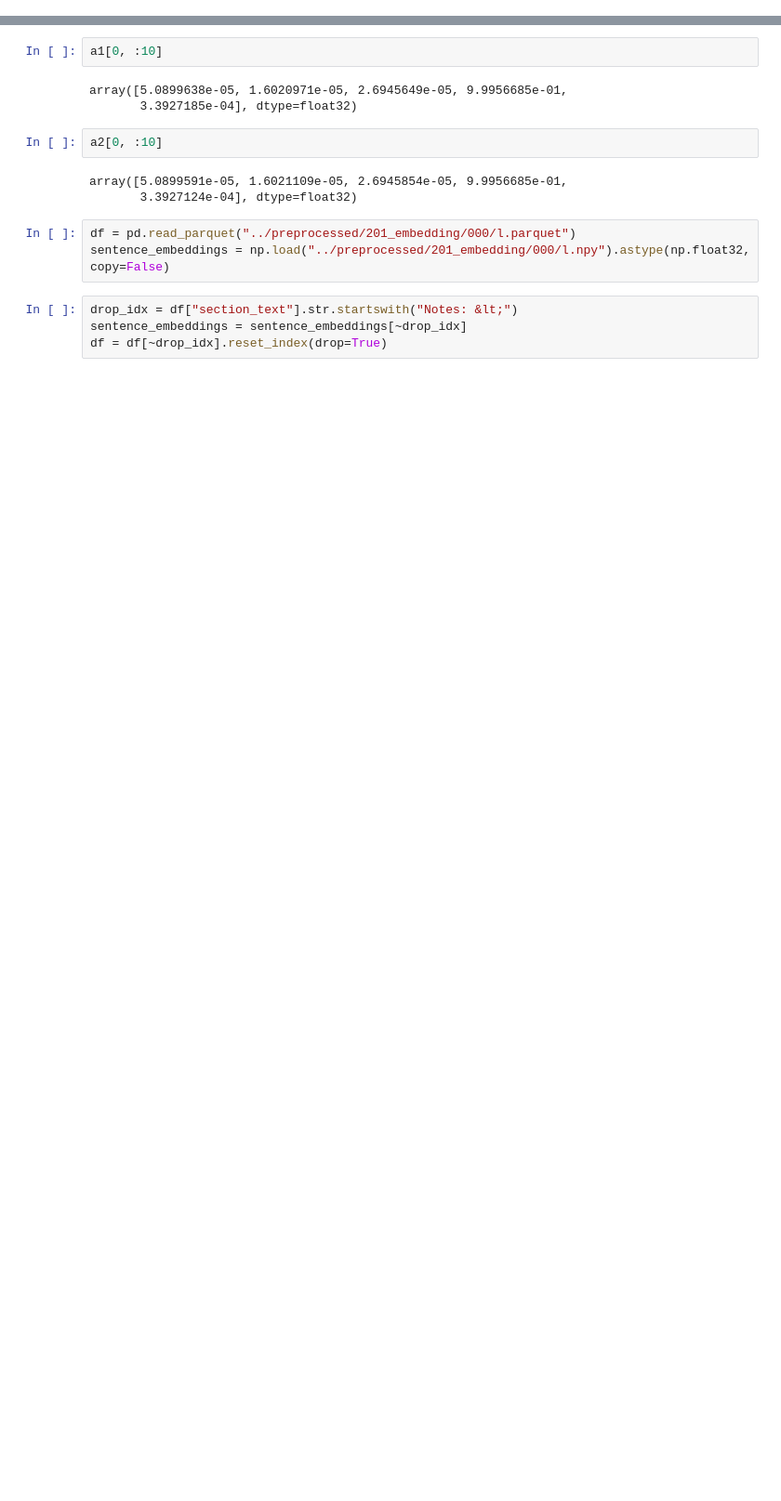
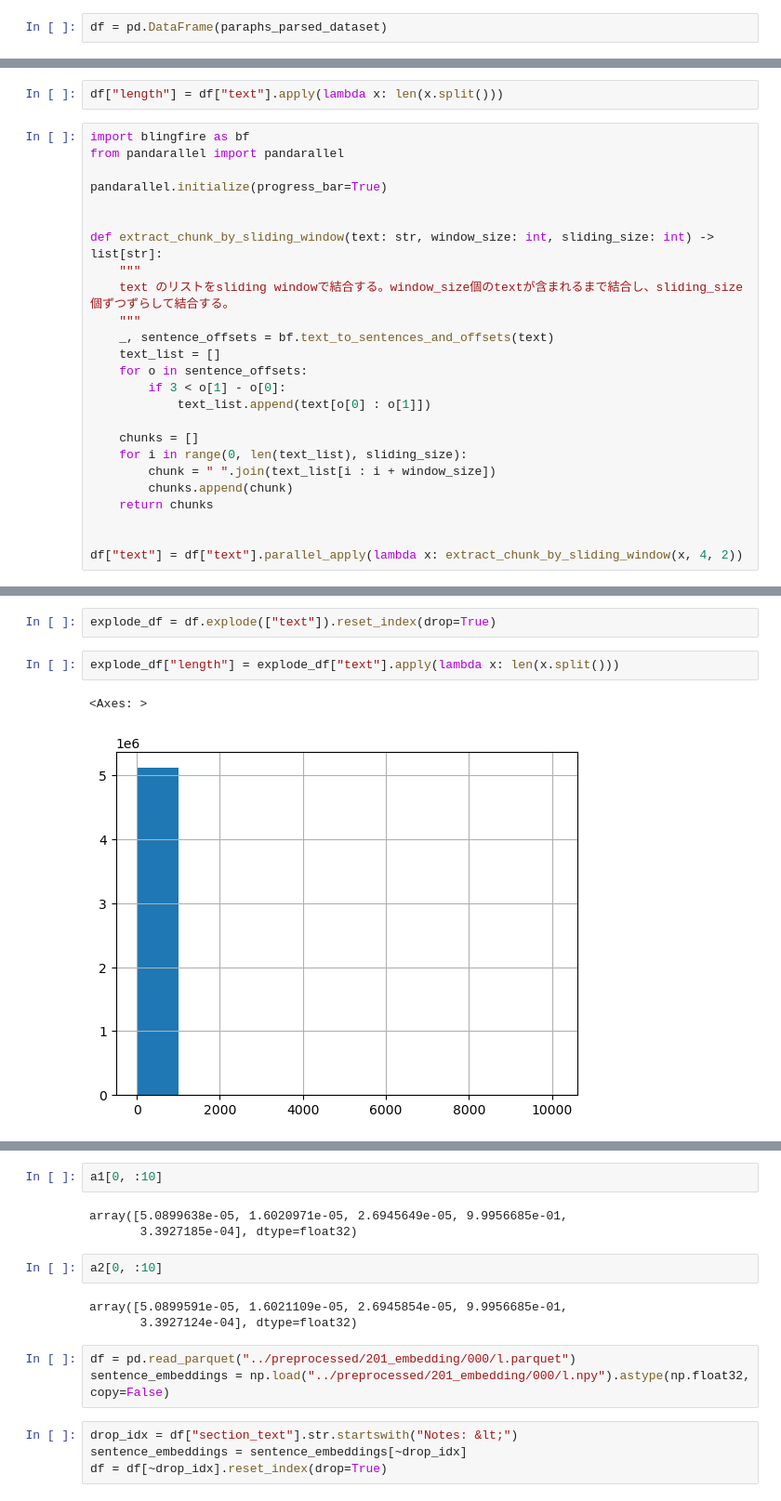
Before and after one commit to unonao/kaggle-llm-science, a Jupyter notebook: notebook/Untitled.ipynb, the cells around one changed output, grey strips where cells are left out. Shown at 93% size. Drawn from its saved outputs; the diff is of its cells as text; blank space fills up the shorter version.

```diff
--- a/notebook/Untitled.ipynb
+++ b/notebook/Untitled.ipynb
@@ -8,0 +12,2 @@ from sentence_transformers import SentenceTransformer
+# %%
+df = pd.DataFrame(paraphs_parsed_dataset)
@@ -8,0 +18,27 @@ from sentence_transformers import SentenceTransformer
+# %%
+df["length"] = df["text"].apply(lambda x: len(x.split()))
+# %%
+import blingfire as bf
+from pandarallel import pandarallel
+
+pandarallel.initialize(progress_bar=True)
+
+
+def extract_chunk_by_sliding_window(text: str, window_size: int, sliding_size: int) -> list[str]:
+    """
+    text のリストをsliding windowで結合する。window_size個のtextが含まれるまで結合し、sliding_size個ずつずらして結合する。
+    """
+    _, sentence_offsets = bf.text_to_sentences_and_offsets(text)
+    text_list = []
+    for o in sentence_offsets:
+        if 3 < o[1] - o[0]:
+            text_list.append(text[o[0] : o[1]])
+
+    chunks = []
+    for i in range(0, len(text_list), sliding_size):
+        chunk = " ".join(text_list[i : i + window_size])
+        chunks.append(chunk)
+    return chunks
+
+
+df["text"] = df["text"].parallel_apply(lambda x: extract_chunk_by_sliding_window(x, 4, 2))
@@ -8,0 +49,7 @@ from sentence_transformers import SentenceTransformer
+# %%
+explode_df = df.explode(["text"]).reset_index(drop=True)
+# %%
+explode_df["length"] = explode_df["text"].apply(lambda x: len(x.split()))
+# %% [output]
+<Axes: >
+[figure, added]
```
Also changed, not shown: parts of 9 cells of this notebook, 44 other files.
